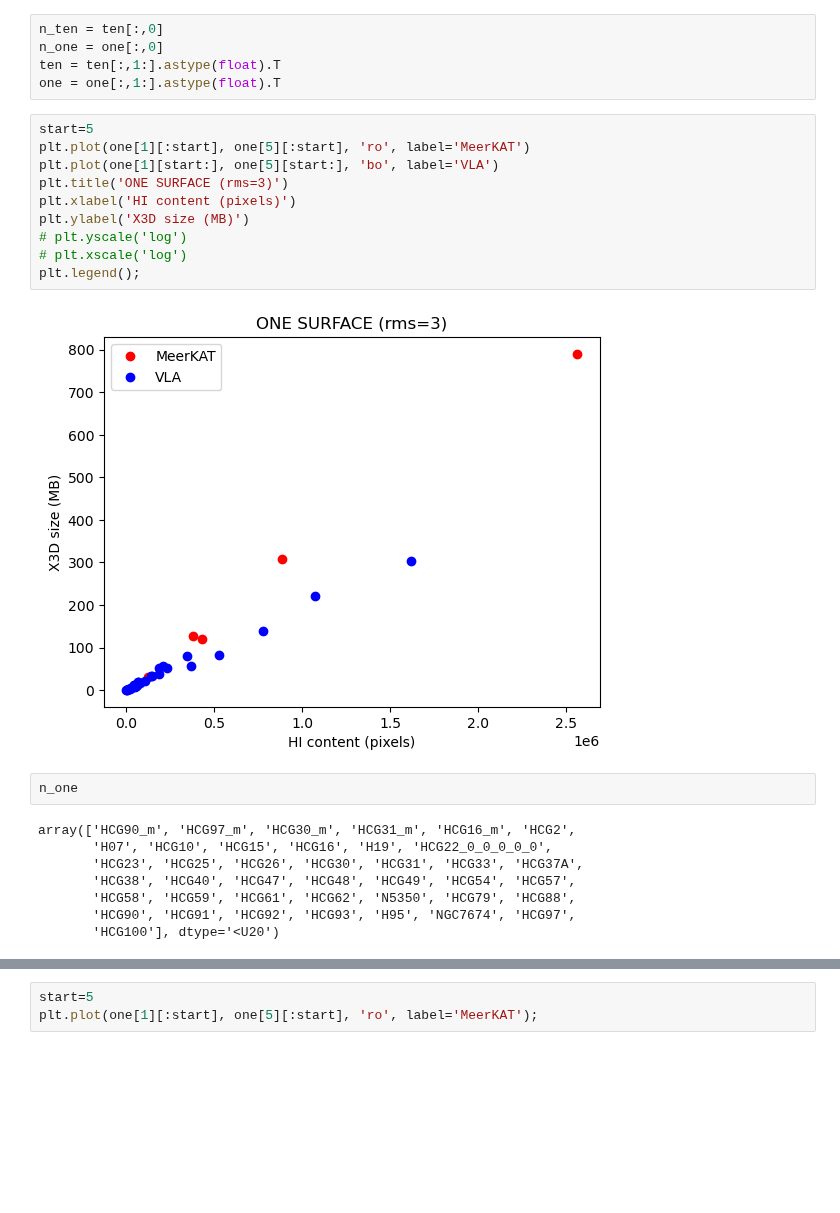
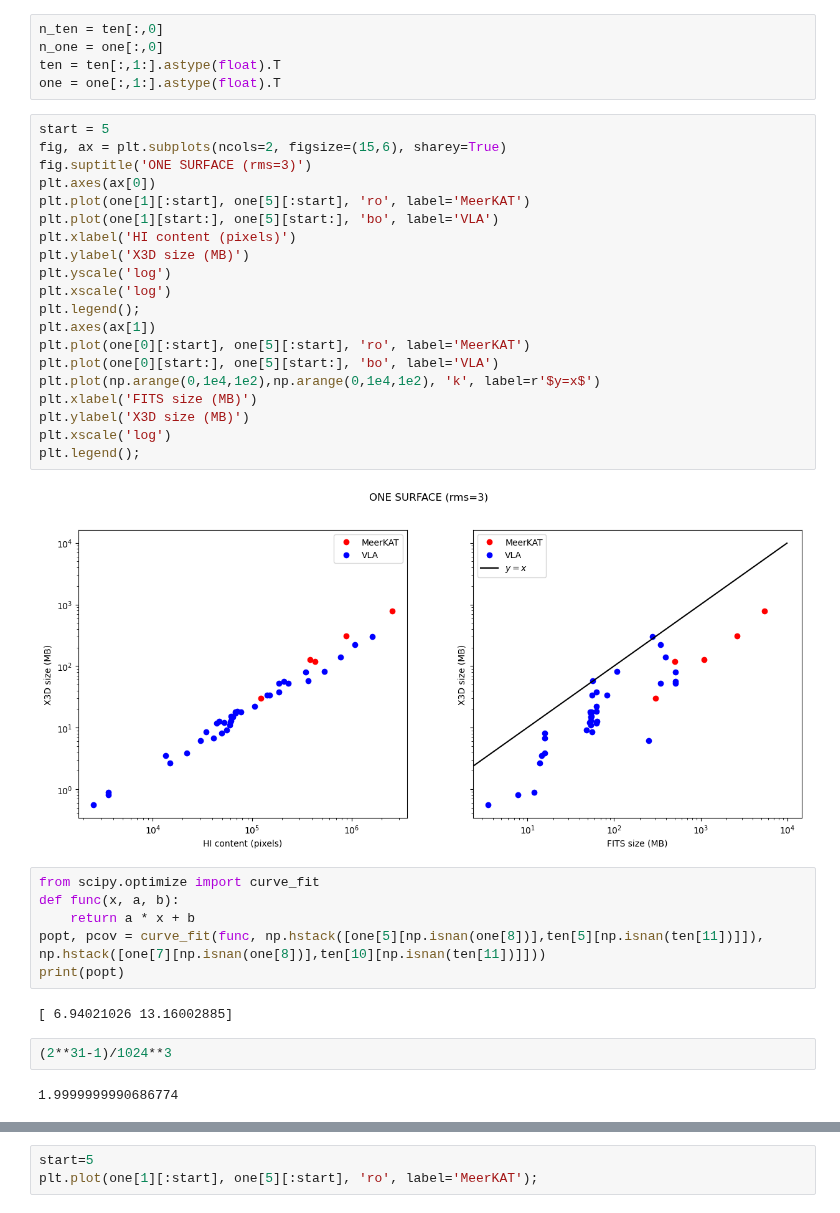
Before and after one commit to ixakalabadie/ViSL3D, a Jupyter notebook: stats_analysis.ipynb, the cells around one changed output, grey strips where cells are left out. Saved outputs shown, nothing was run; the diff lists cells and outputs as text; blank space fills up the shorter version.

```diff
--- a/stats_analysis.ipynb
+++ b/stats_analysis.ipynb
@@ -30,24 +30,36 @@ n_one = one[:,0]
 ten = ten[:,1:].astype(float).T
 one = one[:,1:].astype(float).T
 # %%
-start=5
+start = 5
+fig, ax = plt.subplots(ncols=2, figsize=(15,6), sharey=True)
+fig.suptitle('ONE SURFACE (rms=3)')
+plt.axes(ax[0])
 plt.plot(one[1][:start], one[5][:start], 'ro', label='MeerKAT')
 plt.plot(one[1][start:], one[5][start:], 'bo', label='VLA')
-plt.title('ONE SURFACE (rms=3)')
 plt.xlabel('HI content (pixels)')
 plt.ylabel('X3D size (MB)')
-# plt.yscale('log')
-# plt.xscale('log')
+plt.yscale('log')
+plt.xscale('log')
 plt.legend();
+plt.axes(ax[1])
+plt.plot(one[0][:start], one[5][:start], 'ro', label='MeerKAT')
+plt.plot(one[0][start:], one[5][start:], 'bo', label='VLA')
+plt.plot(np.arange(0,1e4,1e2),np.arange(0,1e4,1e2), 'k', label=r'$y=x$')
+plt.xlabel('FITS size (MB)')
+plt.ylabel('X3D size (MB)')
+plt.xscale('log')
+plt.legend();
 # %% [output]
-[figure, old version]
+[figure, new version]
-# %%
-n_one
-# %% [output]
-array(['HCG90_m', 'HCG97_m', 'HCG30_m', 'HCG31_m', 'HCG16_m', 'HCG2',
-       'H07', 'HCG10', 'HCG15', 'HCG16', 'H19', 'HCG22_0_0_0_0_0',
-       'HCG23', 'HCG25', 'HCG26', 'HCG30', 'HCG31', 'HCG33', 'HCG37A',
-       'HCG38', 'HCG40', 'HCG47', 'HCG48', 'HCG49', 'HCG54', 'HCG57',
-       'HCG58', 'HCG59', 'HCG61', 'HCG62', 'N5350', 'HCG79', 'HCG88',
-       'HCG90', 'HCG91', 'HCG92', 'HCG93', 'H95', 'NGC7674', 'HCG97',
-       'HCG100'], dtype='<U20')
+# %%
+from scipy.optimize import curve_fit
+def func(x, a, b):
+    return a * x + b
+popt, pcov = curve_fit(func, np.hstack([one[5][np.isnan(one[8])],ten[5][np.isnan(ten[11])]]), np.hstack([one[7][np.isnan(one[8])],ten[10][np.isnan(ten[11])]]))
+print(popt)
+# %% [output]
+[ 6.94021026 13.16002885]
+# %%
+(2**31-1)/1024**3
+# %% [output]
+1.9999999990686774
```
Also changed, not shown: parts of 6 cells of this notebook, 7 other files.
